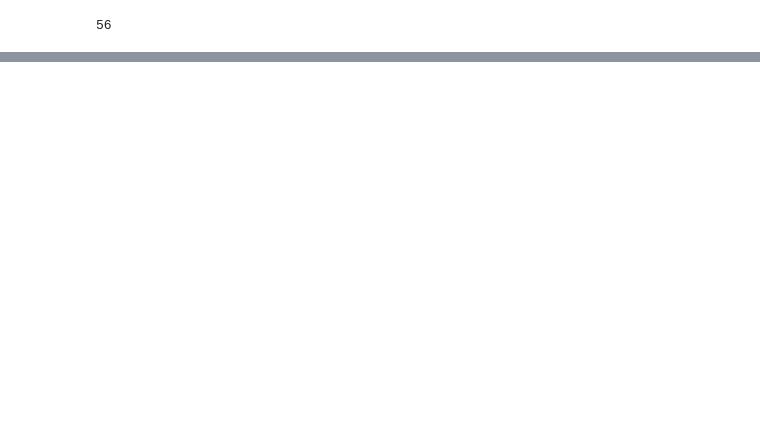
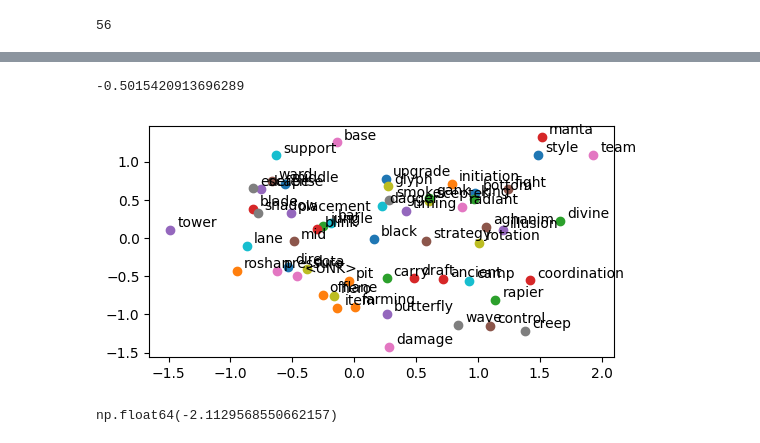
Before and after one commit to SimonGorunovich/Word2Vec-Skipgram, a Jupyter notebook: word2vec.ipynb, the cells around one changed output, grey strips where cells are left out. Drawn from its saved outputs; the diff is of its cells as text; code cells hidden in the pictures; blank space fills up the shorter version.

Commit message:
word2vec

```diff
--- a/word2vec.ipynb
+++ b/word2vec.ipynb
@@ -178,8 +194,24 @@ x, y
 # model
 
 class Skipgram(nn.Module):
-    def __init__(self):
-        pass
+    def __init__(self, voc_size, emb_size):
+        super(Skipgram, self).__init__()
+        self.embeding_center = nn.Embedding(voc_size, emb_size)
+        self.embeding_outside = nn.Embedding(voc_size, emb_size)
 
     def forward(self, center, outside, all_vocabs):
-        pass
+        center_embedding = self.embeding_center(center)
+        outside_embedding = self.embeding_outside(outside)
+        all_vocabs_embeding = self.embeding_outside(all_vocabs)
+
+        top_term = torch.exp(outside_embedding.bmm(center_embedding.transpose(1, 2)).squeeze(2))
+        #(batch_size, 1, emb_size) @ (batch_size, emb_size, 1) = (batch_size, 1, 1) -> (batch_size, 1)
+
+        lower_term = all_vocabs_embeding.bmm(center_embedding.transpose(1, 2)).squeeze(2)
+        #(batch_size, voc_size, emb_size) @ (batch_size, emb_size, 1) = (batch_size, voc_size, 1) -> (batch_size, voc_size)
+
+        lower_term_sum = torch.sum(torch.exp(lower_term), 1, keepdim=True) # (batch_size, 1)
+
+        loss = -torch.mean(torch.log(top_term / lower_term_sum))
+
+        return loss
@@ -185,0 +240,3 @@ class Skipgram(nn.Module):
+# %%
+model = Skipgram(voc_size, 2)
+model
@@ -185,0 +321,29 @@ class Skipgram(nn.Module):
+# %%
+def get_embed(word):
+    try:
+        idx = torch.LongTensor([word2index[word]])
+    except:
+        idx = torch.LongTensor([word2index["<UNK>"]])
+    embed_center = model.embeding_center(idx)
+    embed_outside = model.embeding_outside(idx)
+    final_embed = (embed_center + embed_outside) / 2
+    return final_embed[0][0].item(), final_embed[0][1].item()
+# %%
+get_embed('blade')[0]
+# %% [output]
+-0.5015420913696289
+# %%
+plt.figure(figsize=(6, 3))
+for i, word in enumerate(vocabs):
+    x, y = get_embed(word)
+    plt.scatter(x, y)
+    plt.annotate(word, xy=(x, y), xytext=(5, 2), textcoords="offset points")
+# %% [output]
+[figure, added]
+# %%
+wave = get_embed("manta")
+control = get_embed("tower")
+
+np.array(wave) @ np.array(control)
+# %% [output]
+np.float64(-2.1129568550662157)
```
Also changed, not shown: parts of 14 cells of this notebook.
